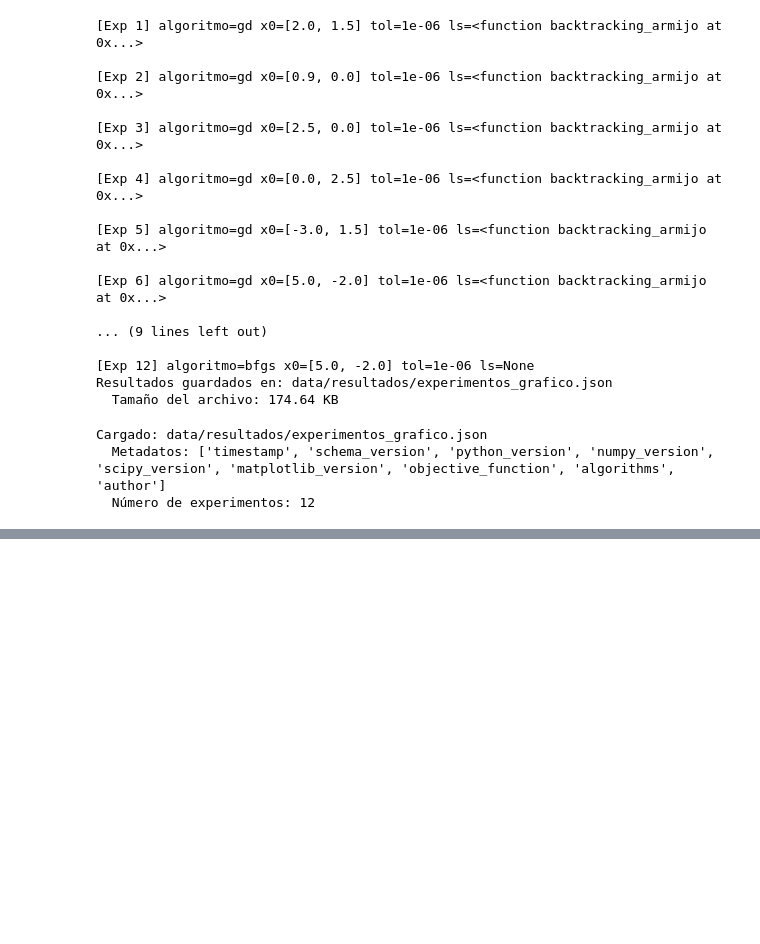
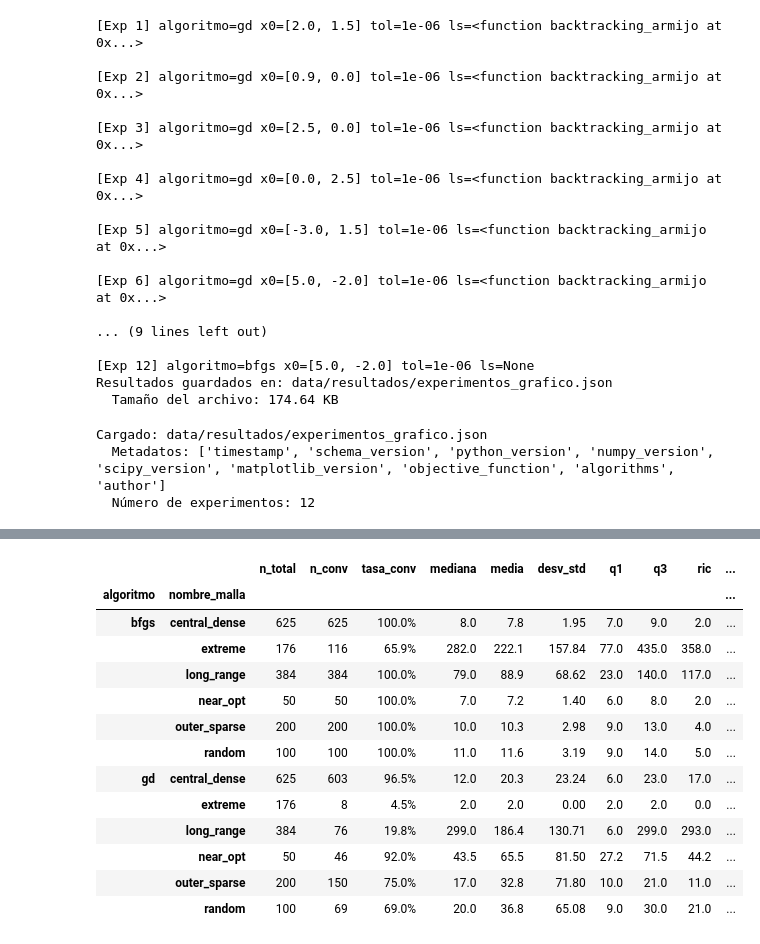
Before and after one commit to alina-cyber04/mi_proyecto_optimizacion, a Jupyter notebook: notebooks/experimentos.ipynb, the cells around one changed output, grey strips where cells are left out. Cells and saved outputs as stored; diff of their text form; code cells hidden in the pictures; blank space fills up the shorter version.

```diff
--- a/notebooks/experimentos.ipynb
+++ b/notebooks/experimentos.ipynb
@@ -329,0 +476,72 @@ ratio_median = np.median(gd_iters_conv) / np.median(bfgs_iters_conv)
+# %%
+# Análisis agregado por malla: métricas de convergencia por región
+
+# Filtrar solo casos convergentes para análisis de iteraciones
+df_conv = df_experiments[df_experiments['convergió'] == True]
+
+# Calcular métricas agregadas por (algoritmo, malla)
+resumen_por_malla = df_conv.groupby(['algoritmo', 'nombre_malla']).agg({
+    'iteraciones': [
+        'count',                        # n_conv
+        'median',                       # mediana (robusto)
+        'mean',                         # media
+        'std',                          # desviación estándar
+        lambda x: np.percentile(x, 25), # Q1
+        lambda x: np.percentile(x, 75), # Q3
+        lambda x: np.percentile(x, 95), # P95
+        'min',                          # mejor caso
+        'max'                           # peor caso
+    ]
+}).round(2)
+
+# Renombrar columnas para claridad en español
+resumen_por_malla.columns = ['n_conv', 'mediana', 'media', 'desv_std', 'q1', 'q3', 'p95', 'mín', 'máx']
+resumen_por_malla['ric'] = resumen_por_malla['q3'] - resumen_por_malla['q1']
+
+# Añadir tasa de convergencia
+n_total = df_experiments.groupby(['algoritmo', 'nombre_malla']).size()
+resumen_por_malla['n_total'] = n_total
+resumen_por_malla['tasa_conv'] = (resumen_por_malla['n_conv'] / resumen_por_malla['n_total'] * 100).round(1)
+
+# Reorganizar columnas
+resumen_por_malla = resumen_por_malla[['n_total', 'n_conv', 'tasa_conv', 'mediana', 'media', 'desv_std',
+                                     'q1', 'q3', 'ric', 'p95', 'mín', 'máx']]
+
+# Display con formato visual mejorado
+styled_summary = resumen_por_malla.style.background_gradient(
+    subset=['mediana', 'media'],
+    cmap='RdYlGn_r',  # Rojo=malo (muchas iters), Verde=bueno (pocas iters)
+    vmin=0,
+    vmax=50
+).background_gradient(
+    subset=['tasa_conv'],
+    cmap='RdYlGn',  # Verde=buena tasa, Rojo=mala tasa
+    vmin=80,
+    vmax=100
+).format({
+    'tasa_conv': '{:.1f}%',
+    'mediana': '{:.1f}',
+    'media': '{:.1f}',
+    'desv_std': '{:.2f}',
+    'q1': '{:.1f}',
+    'q3': '{:.1f}',
+    'ric': '{:.1f}',
+    'p95': '{:.1f}'
+})
+
+display(styled_summary)
+# %% [output]
+|  |  | n_total | n_conv | tasa_conv | mediana | media | desv_std | q1 | q3 | ric | ... |
+| algoritmo | nombre_malla |  |  |  |  |  |  |  |  |  | ... |
+| bfgs | central_dense | 625 | 625 | 100.0% | 8.0 | 7.8 | 1.95 | 7.0 | 9.0 | 2.0 | ... |
+|  | extreme | 176 | 116 | 65.9% | 282.0 | 222.1 | 157.84 | 77.0 | 435.0 | 358.0 | ... |
+|  | long_range | 384 | 384 | 100.0% | 79.0 | 88.9 | 68.62 | 23.0 | 140.0 | 117.0 | ... |
+|  | near_opt | 50 | 50 | 100.0% | 7.0 | 7.2 | 1.40 | 6.0 | 8.0 | 2.0 | ... |
+|  | outer_sparse | 200 | 200 | 100.0% | 10.0 | 10.3 | 2.98 | 9.0 | 13.0 | 4.0 | ... |
+|  | random | 100 | 100 | 100.0% | 11.0 | 11.6 | 3.19 | 9.0 | 14.0 | 5.0 | ... |
+| gd | central_dense | 625 | 603 | 96.5% | 12.0 | 20.3 | 23.24 | 6.0 | 23.0 | 17.0 | ... |
+|  | extreme | 176 | 8 | 4.5% | 2.0 | 2.0 | 0.00 | 2.0 | 2.0 | 0.0 | ... |
+|  | long_range | 384 | 76 | 19.8% | 299.0 | 186.4 | 130.71 | 6.0 | 299.0 | 293.0 | ... |
+|  | near_opt | 50 | 46 | 92.0% | 43.5 | 65.5 | 81.50 | 27.2 | 71.5 | 44.2 | ... |
+|  | outer_sparse | 200 | 150 | 75.0% | 17.0 | 32.8 | 71.80 | 10.0 | 21.0 | 11.0 | ... |
+|  | random | 100 | 69 | 69.0% | 20.0 | 36.8 | 65.08 | 9.0 | 30.0 | 21.0 | ... |
```
Also changed, not shown: parts of 13 cells of this notebook, 3 other files.
